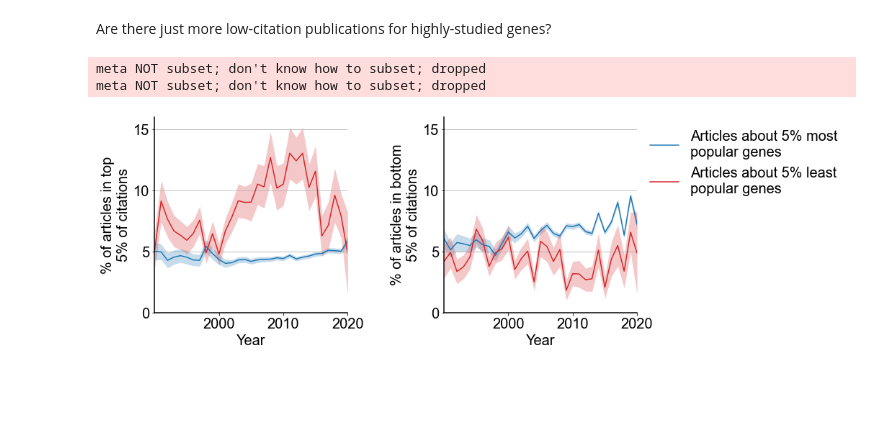
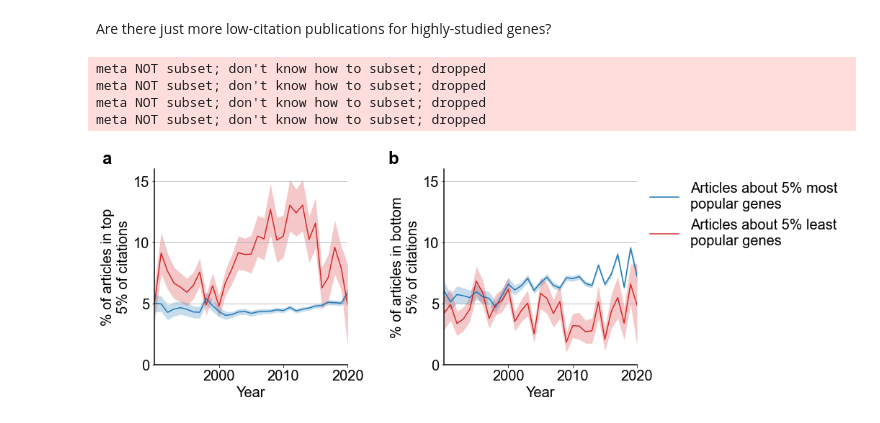
Before and after one commit to amarallab/fmug_analysis, a Jupyter notebook: notebooks/230830_bulk_citations.ipynb, the cells around one changed output. Drawn from its saved outputs; the diff is of its cells as text; code cells hidden in the pictures; blank space fills up the shorter version.

```diff
--- a/notebooks/230830_bulk_citations.ipynb
+++ b/notebooks/230830_bulk_citations.ipynb
@@ -303,32 +303,35 @@ axes[1].plot(result_df_slice['year'], 100*result_df_slice['p_lowly_cited'], colo
              label='Articles about 5% least\npopular genes')
 axes[1].fill_between(x=result_df_slice['year'],
                      y1=100*(result_df_slice['p_lowly_cited']-result_df_slice['se_lowly_cited']),
                      y2=100*(result_df_slice['p_lowly_cited']+result_df_slice['se_lowly_cited']),
                      color=sns.color_palette()[3], linewidth=0, alpha=0.25)
 
 for ax in axes:
     ax.tick_params(labelsize=20)
     ax.set_xlabel('Year', fontsize=20)
     #ax.set_ylabel('Spearman correlation\nbetween citations\nand gene popularity', fontsize=16, rotation=90)
     ax.set_xlim([1990,2020])
     ax.set_xticks([2000,2010,2020])
     #ax.set_yticks(np.arange(-0.5,0.5,0.05))
     ax.set_ylim([0,16])
     [ax.spines[i].set_linewidth(1.5) for i in ax.spines]
     ax.spines['top'].set_visible(False)
     ax.spines['right'].set_visible(False)
     ax.grid(axis='y')
 
 axes[0].set_ylabel('% of articles in top\n5% of citations', fontsize=20)
 axes[1].set_ylabel('% of articles in bottom\n5% of citations', fontsize=20)
 axes[1].legend(fontsize=20, frameon=False, bbox_to_anchor=(1,1), loc='upper left')
-
+fig.text(s='a', fontsize=24, weight='bold', x=0.04, y=0.9)
+fig.text(s='b', fontsize=24, weight='bold', x=0.5, y=0.9)
 plt.savefig('../img/highly_cited_vs_lowly_cited.png', dpi=200, bbox_inches='tight')
 plt.savefig('../img/highly_cited_vs_lowly_cited.pdf', bbox_inches='tight')
 
 export.image('general', p='figures/highly_cited_vs_lowly_cited_.pdf', date=True)
 export.raster_image('general', p='figures/highly_cited_vs_lowly_cited_.png', date=True, dpi=600)
 # %% [output]
 meta NOT subset; don't know how to subset; dropped
 meta NOT subset; don't know how to subset; dropped
+meta NOT subset; don't know how to subset; dropped
+meta NOT subset; don't know how to subset; dropped
-[figure, old version]
+[figure, new version]
```
Also changed, not shown: parts of 4 cells of this notebook, 2 other files.
